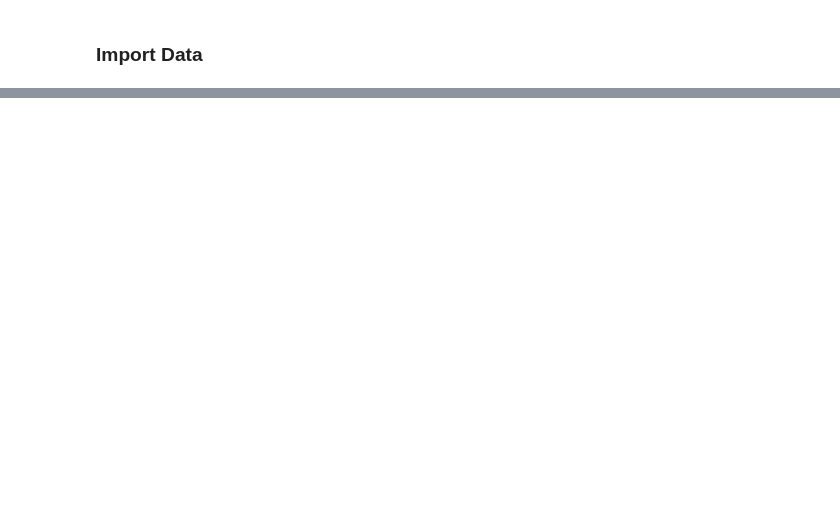
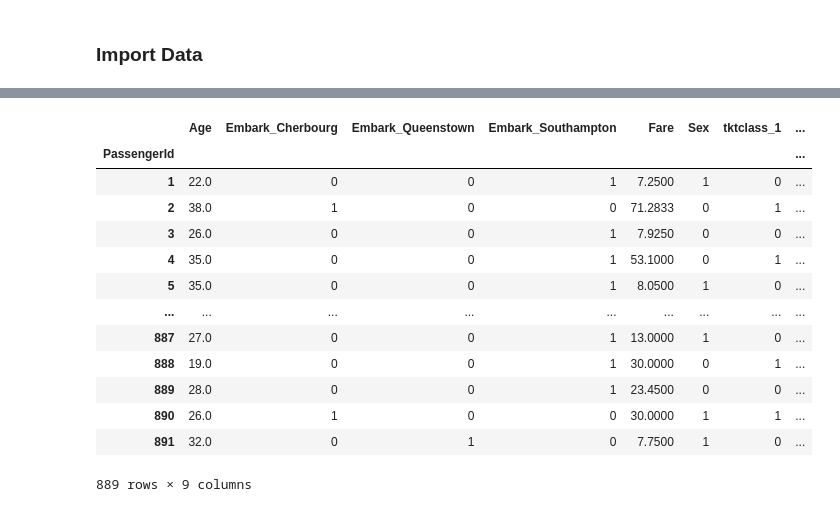
Before and after one commit to sami12rom/Titanic, a Jupyter notebook: Notebook.ipynb, the cells around one changed output, grey strips where cells are left out. Cells and saved outputs as stored; diff of their text form; code cells hidden in the pictures; blank space fills up the shorter version.

```diff
--- a/Notebook.ipynb
+++ b/Notebook.ipynb
@@ -142,0 +73,19 @@ x
+# %%
+x = data[Features]
+y=data['Survived'].values
+x
+# %% [output]
+|  | Age | Embark_Cherbourg | Embark_Queenstown | Embark_Southampton | Fare | Sex | tktclass_1 | ... |
+| PassengerId |  |  |  |  |  |  |  | ... |
+| 1 | 22.0 | 0 | 0 | 1 | 7.2500 | 1 | 0 | ... |
+| 2 | 38.0 | 1 | 0 | 0 | 71.2833 | 0 | 1 | ... |
+| 3 | 26.0 | 0 | 0 | 1 | 7.9250 | 0 | 0 | ... |
+| 4 | 35.0 | 0 | 0 | 1 | 53.1000 | 0 | 1 | ... |
+| 5 | 35.0 | 0 | 0 | 1 | 8.0500 | 1 | 0 | ... |
+| ... | ... | ... | ... | ... | ... | ... | ... | ... |
+| 887 | 27.0 | 0 | 0 | 1 | 13.0000 | 1 | 0 | ... |
+| 888 | 19.0 | 0 | 0 | 1 | 30.0000 | 0 | 1 | ... |
+| 889 | 28.0 | 0 | 0 | 1 | 23.4500 | 0 | 0 | ... |
+| 890 | 26.0 | 1 | 0 | 0 | 30.0000 | 1 | 1 | ... |
+| 891 | 32.0 | 0 | 1 | 0 | 7.7500 | 1 | 0 | ... |
+889 rows × 9 columns
```
Also changed, not shown: parts of 32 cells of this notebook.
